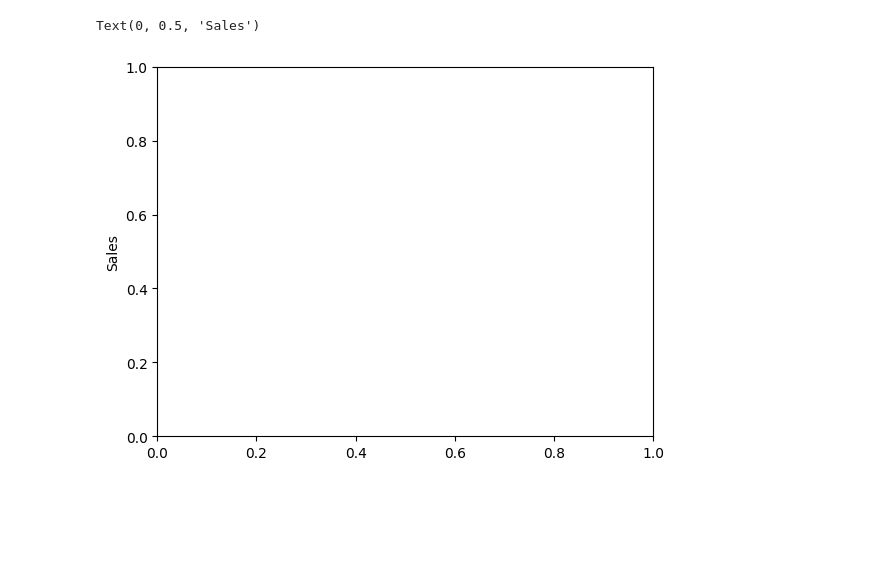
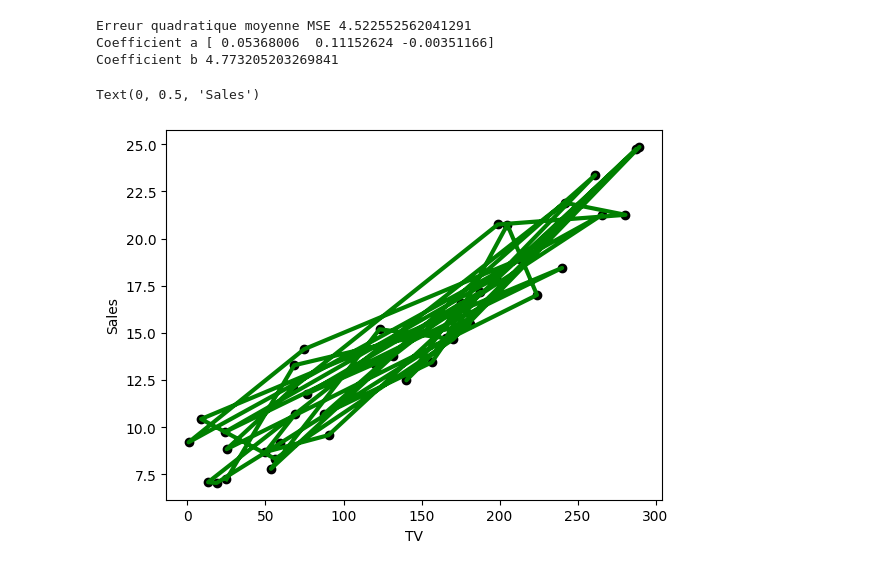
Before and after one commit to salma644/TP2-KNN, a Jupyter notebook: TP2_KNN.ipynb, the cells around one changed output. Cells and saved outputs as stored; diff of their text form; code cells hidden in the pictures; blank space fills up the shorter version.

```diff
--- a/TP2_KNN.ipynb
+++ b/TP2_KNN.ipynb
@@ -63,5 +3,45 @@ Text(0.5, 0, 'TV')
-# %%
-plt.ylabel("Sales")
-# %% [output]
-Text(0, 0.5, 'Sales')
-[figure, removed]
+# %%
+import pandas as pd
+import numpy as np
+import matplotlib.pyplot as plt
+from sklearn.linear_model import LinearRegression
+from sklearn.metrics import mean_squared_error,r2_score
+from sklearn.model_selection import train_test_split
+
+df=pd.read_csv("advertising.csv")
+
+df.isnull().sum()
+x=df[["TV","Radio","Newspaper"]]
+y=df["Sales"]
+
+x_train,x_test,y_train,y_test=train_test_split(x,y,test_size=0.2,random_state=0)
+x_test.head()
+
+model=LinearRegression()
+
+#apprentissage
+model.fit(x_train,y_train)
+
+#test
+y_predict=model.predict(x_test)
+
+#calcul de l'erreur quadratique(il faut quil soit mini,um pour que la prediction soit bonne et proche a la realité)
+mse=mean_squared_error(y_test, y_predict)
+
+#affichage
+print("Erreur quadratique moyenne MSE",mse)
+print("Coefficient a",model.coef_)
+print("Coefficient b",model.intercept_)
+
+plt.scatter(x_test["TV"], y_predict, color="black")
+
+plt.plot(x_test["TV"], y_predict, color='green', linewidth=3)
+
+plt.xlabel("TV")
+plt.ylabel("Sales")
+# %% [output]
+Erreur quadratique moyenne MSE 4.522552562041291
+Coefficient a [ 0.05368006  0.11152624 -0.00351166]
+Coefficient b 4.773205203269841
+Text(0, 0.5, 'Sales')
+[figure, added]
```
Also changed, not shown: parts of 11 cells of this notebook.
